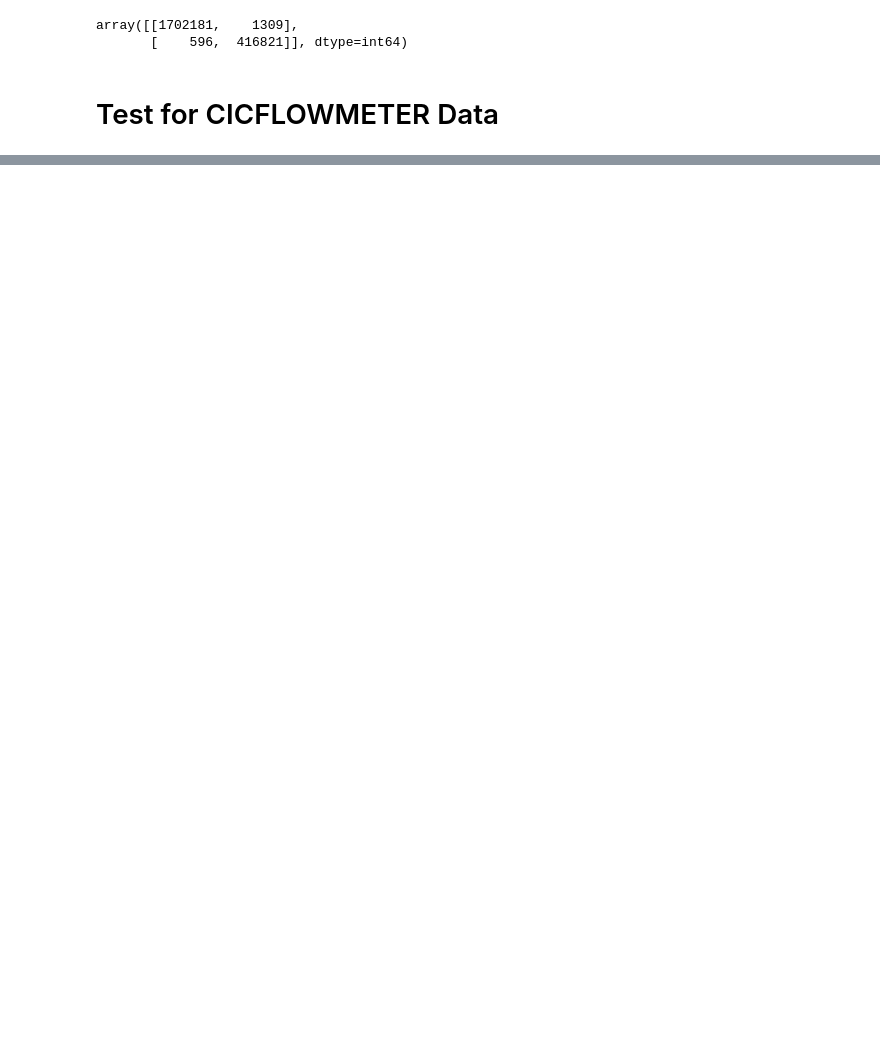
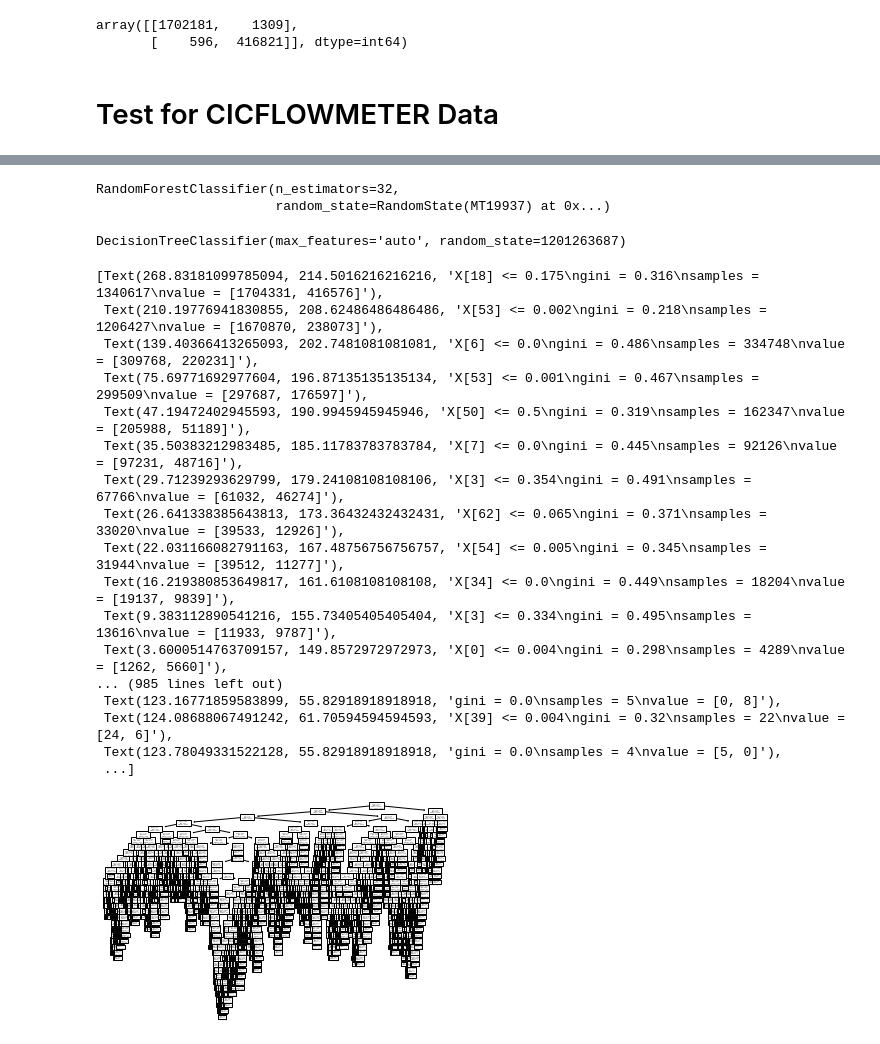
Before and after one commit to 0222826398/AIBOX_model, a Jupyter notebook: formodel.ipynb, the cells around one changed output, grey strips where cells are left out. Cells and saved outputs as stored; diff of their text form; code cells hidden in the pictures; blank space fills up the shorter version.

```diff
--- a/formodel.ipynb
+++ b/formodel.ipynb
@@ -252,2 +257,35 @@ print("percentage of Legit:",(list(X_pred).count(0)/X_pred.shape[0])*100)
 percentage of Anomaly: 0.0
 percentage of Legit: 100.0
+# %%
+model
+# %% [output]
+RandomForestClassifier(n_estimators=32,
+                       random_state=RandomState(MT19937) at 0x...)
+# %%
+estimator = model.estimators_[5]
+# %%
+estimator
+# %% [output]
+DecisionTreeClassifier(max_features='auto', random_state=1201263687)
+# %%
+from sklearn import tree
+tree.plot_tree(estimator)
+# %% [output]
+[Text(268.83181099785094, 214.5016216216216, 'X[18] <= 0.175\ngini = 0.316\nsamples = 1340617\nvalue = [1704331, 416576]'),
+ Text(210.19776941830855, 208.62486486486486, 'X[53] <= 0.002\ngini = 0.218\nsamples = 1206427\nvalue = [1670870, 238073]'),
+ Text(139.40366413265093, 202.7481081081081, 'X[6] <= 0.0\ngini = 0.486\nsamples = 334748\nvalue = [309768, 220231]'),
+ Text(75.69771692977604, 196.87135135135134, 'X[53] <= 0.001\ngini = 0.467\nsamples = 299509\nvalue = [297687, 176597]'),
+ Text(47.19472402945593, 190.9945945945946, 'X[50] <= 0.5\ngini = 0.319\nsamples = 162347\nvalue = [205988, 51189]'),
+ Text(35.50383212983485, 185.11783783783784, 'X[7] <= 0.0\ngini = 0.445\nsamples = 92126\nvalue = [97231, 48716]'),
+ Text(29.71239293629799, 179.24108108108106, 'X[3] <= 0.354\ngini = 0.491\nsamples = 67766\nvalue = [61032, 46274]'),
+ Text(26.641338385643813, 173.36432432432431, 'X[62] <= 0.065\ngini = 0.371\nsamples = 33020\nvalue = [39533, 12926]'),
+ Text(22.031166082791163, 167.48756756756757, 'X[54] <= 0.005\ngini = 0.345\nsamples = 31944\nvalue = [39512, 11277]'),
+ Text(16.219380853649817, 161.6108108108108, 'X[34] <= 0.0\ngini = 0.449\nsamples = 18204\nvalue = [19137, 9839]'),
+ Text(9.383112890541216, 155.73405405405404, 'X[3] <= 0.334\ngini = 0.495\nsamples = 13616\nvalue = [11933, 9787]'),
+ Text(3.6000514763709157, 149.8572972972973, 'X[0] <= 0.004\ngini = 0.298\nsamples = 4289\nvalue = [1262, 5660]'),
+... (985 lines left out)
+ Text(123.16771859583899, 55.82918918918918, 'gini = 0.0\nsamples = 5\nvalue = [0, 8]'),
+ Text(124.08688067491242, 61.70594594594593, 'X[39] <= 0.004\ngini = 0.32\nsamples = 22\nvalue = [24, 6]'),
+ Text(123.78049331522128, 55.82918918918918, 'gini = 0.0\nsamples = 4\nvalue = [5, 0]'),
+ ...]
+[figure, added]
```
Also changed, not shown: parts of 8 cells of this notebook.
